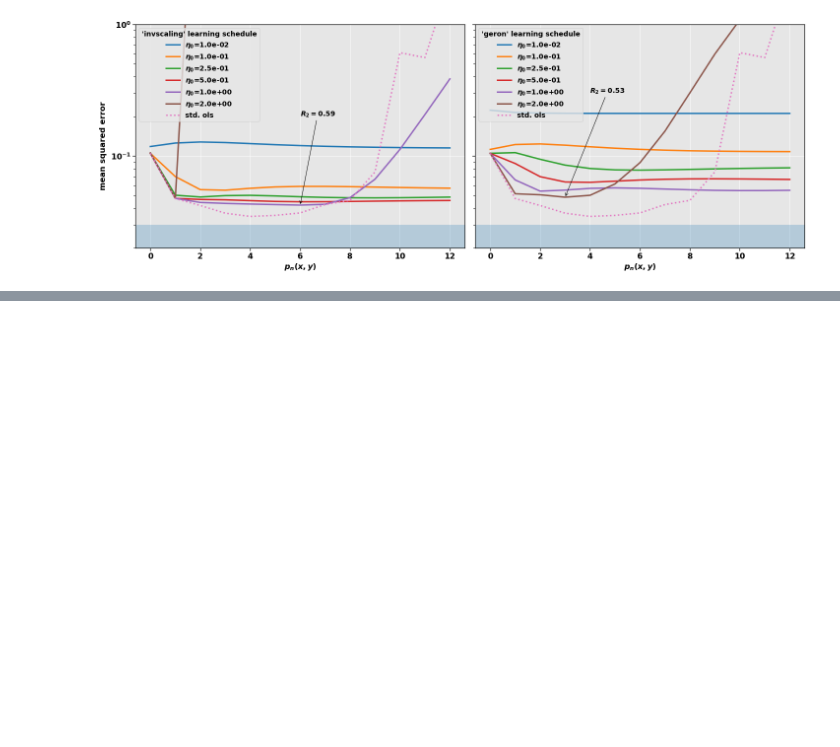
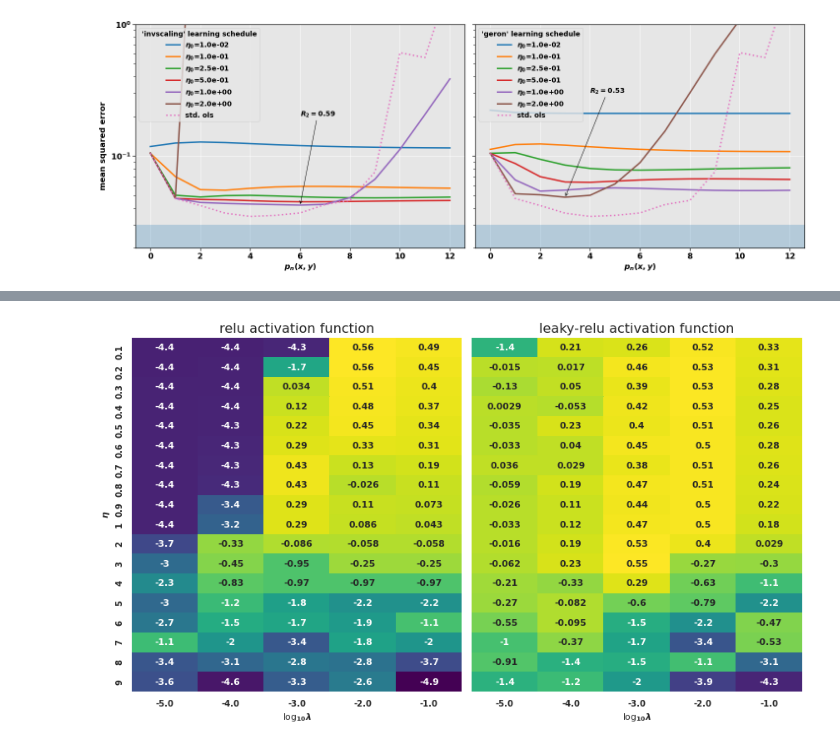
Before and after one commit to fonstelien/FYS-STK4155, a Jupyter notebook: project2/source/project2.ipynb, the cells around one changed output, grey strips where cells are left out. Saved outputs shown, nothing was run; the diff lists cells and outputs as text; code cells hidden in the pictures; blank space fills up the shorter version.

```diff
--- a/project2/source/project2.ipynb
+++ b/project2/source/project2.ipynb
@@ -508,0 +572,45 @@ schedule=geron, eta=2.0, xy=(3.00e+00,4.87e-02), R2=0.53
+# %%
+lambdas = np.logspace(-5, -1, 5)
+etas = list(np.arange(1,10)/10) + list(range(1,10))
+
+n, p = X.shape
+ffnn = FFNN(p, cost_function='mse')
+ffnn.add_layer(p, activation_function='relu')
+ffnn.add_layer(1, activation_function='sigmoid')
+_, test5 = run_neural_regression_kfold(X, z, ffnn, etas=etas, lambdas=lambdas, epochs=250, batch_size=10)
+
+ffnn = FFNN(p, cost_function='mse')
+ffnn.add_layer(p, activation_function='leaky-relu')
+ffnn.add_layer(1, activation_function='sigmoid')
+_, test6 = run_neural_regression_kfold(X, z, ffnn, etas=etas, lambdas=lambdas, epochs=250, batch_size=10)
+
+tests = [test5, test3]
+# %%
+fig, axes = plt.subplots(nrows=1, ncols=2, sharex=True, sharey=True, figsize=(12,7))
+
+#cbar_ax = fig.add_axes([.92,.2,.025,.6])  # l, b, w, h
+#cbar_ax=cbar_ax
+font_scale = .9
+vmin = min([test.min() for test in tests])
+vmax = max([test.max() for test in tests])
+
+for ax, test in zip(axes, tests):
+    sns.heatmap(test, annot=True, ax=ax, cmap="viridis", vmin=vmin, vmax=vmax, cbar=None)
+    sns.set(font_scale=font_scale)
+
+ax = axes[0]
+ax.set_title("relu activation function", fontsize=MEDIUM)
+ax.set_ylabel("$\eta$")
+ax.set_yticklabels([eta for eta in etas], fontsize=10)
+ax.set_xticklabels([fr'{np.log10(lmd):.1f}' for lmd in lambdas], fontsize=10)
+ax.set_xlabel("log$_{10}\lambda$")
+
+ax = axes[1]
+ax.set_title("leaky-relu activation function", fontsize=MEDIUM)
+ax.set_xticklabels([fr'{np.log10(lmd):.1f}' for lmd in lambdas], fontsize=10)
+ax.set_xlabel("log$_{10}\lambda$")
+
+plt.tight_layout()
+plt.show()
+# %% [output]
+[figure, added]
```
Also changed, not shown: parts of 19 cells of this notebook, 6 other files.
